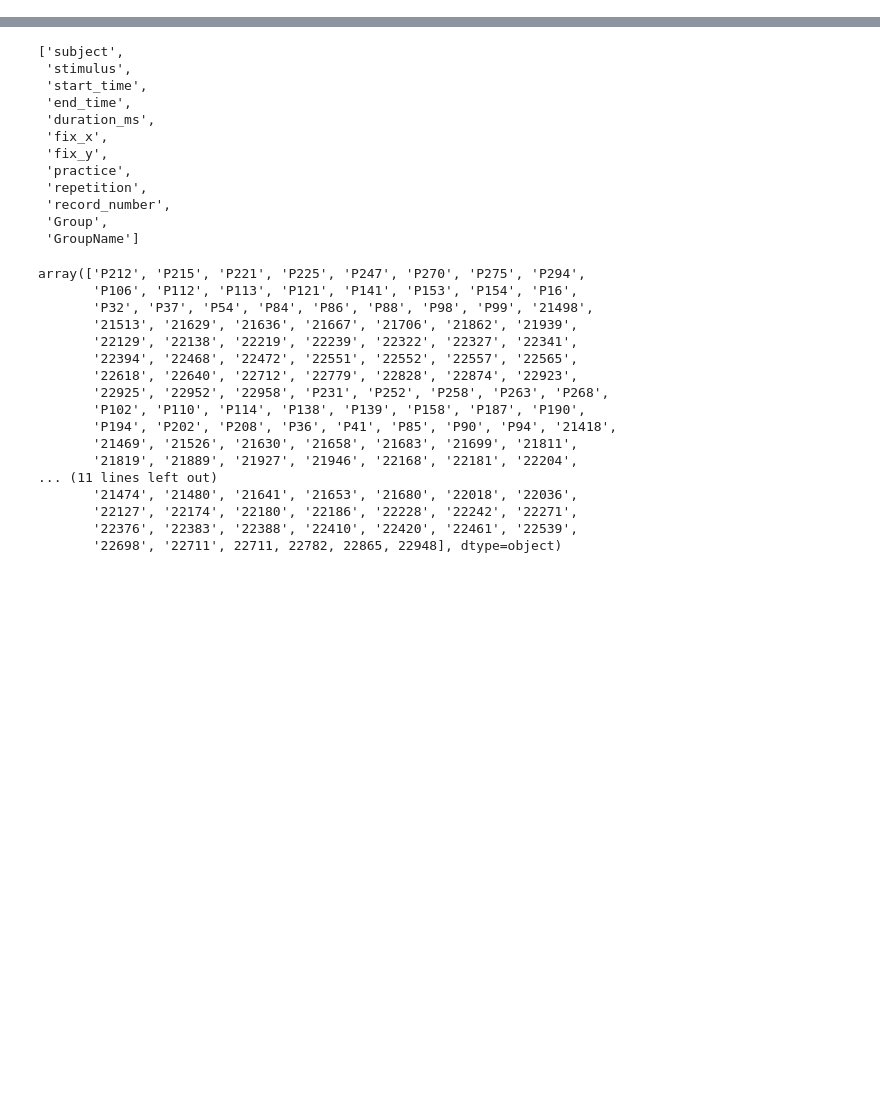
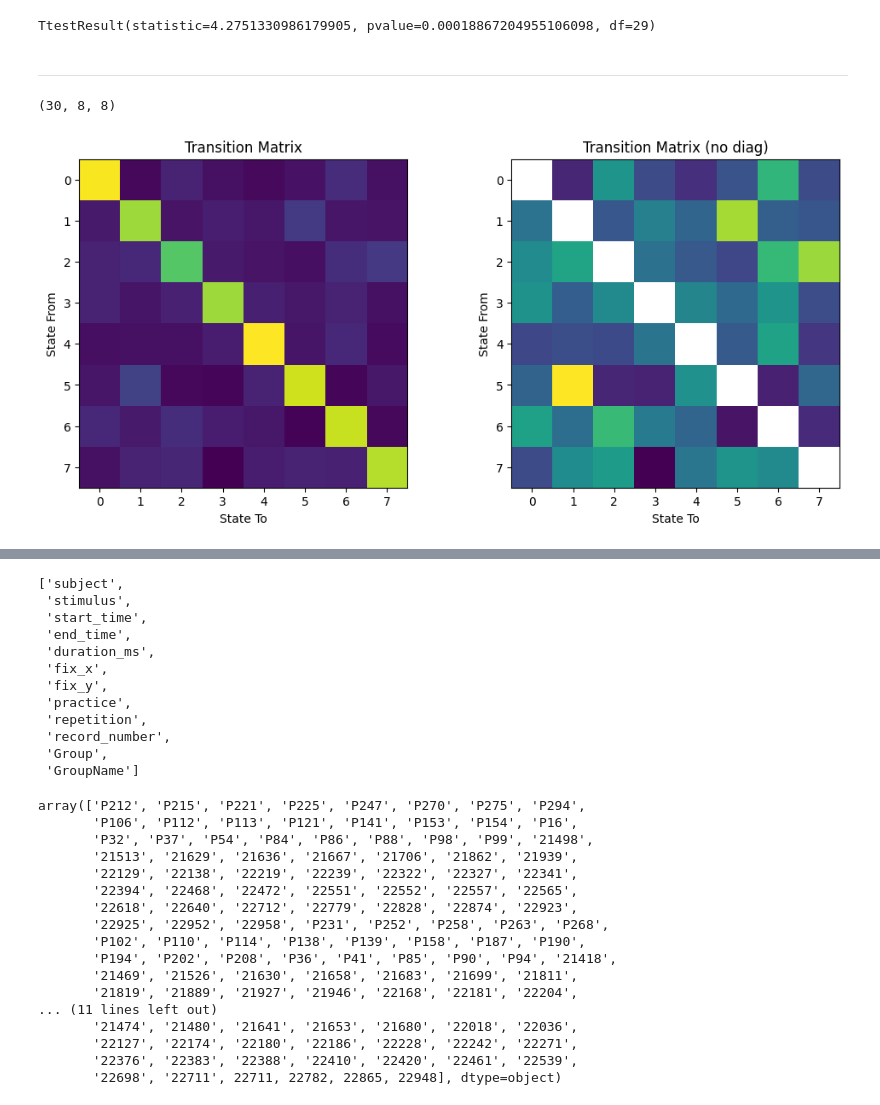
Before and after one commit to nicofilippucci/PyEyeSim, a Jupyter notebook: Notebooks/VisHMM_Graz.ipynb, the cells around one changed output, grey strips where cells are left out. Saved outputs shown, nothing was run; the diff lists cells and outputs as text; code cells hidden in the pictures; blank space fills up the shorter version.

```diff
--- a/Notebooks/VisHMM_Graz.ipynb
+++ b/Notebooks/VisHMM_Graz.ipynb
@@ -159,0 +176,6 @@ TtestResult(statistic=5.215751994945013, pvalue=1.39255362293836e-05, df=29)
+# %%
+stats.ttest_rel(entropy_trans[:,0],entropy_trans[:,1])
+# %% [output]
+TtestResult(statistic=4.2751330986179905, pvalue=0.00018867204955106098, df=29)
+# %% [markdown]
+---
@@ -159,0 +188,20 @@ TtestResult(statistic=5.215751994945013, pvalue=1.39255362293836e-05, df=29)
+# %%
+np.shape(all_trans[:,0])
+# %% [output]
+(30, 8, 8)
+# %%
+mean_matrix = np.mean(all_trans[:,0], axis=0)
+mean_matrix2 = mean_matrix.copy()
+plot1=mean_matrix.copy()
+np.fill_diagonal(mean_matrix2, np.nan)
+# %%
+fig, (ax1, ax2) = plt.subplots(1, 2, figsize=(12, 5))
+ax1.imshow(mean_matrix, cmap='viridis')
+ax1.set_title('Transition Matrix')
+ax2.imshow(mean_matrix2, cmap='viridis')
+ax2.set_title('Transition Matrix (no diag)')
+for ax in (ax1, ax2):
+    ax.set_xlabel('State To')
+    ax.set_ylabel('State From')
+# %% [output]
+[figure, added]
```
Also changed, not shown: parts of 31 cells of this notebook, 7 other files.
